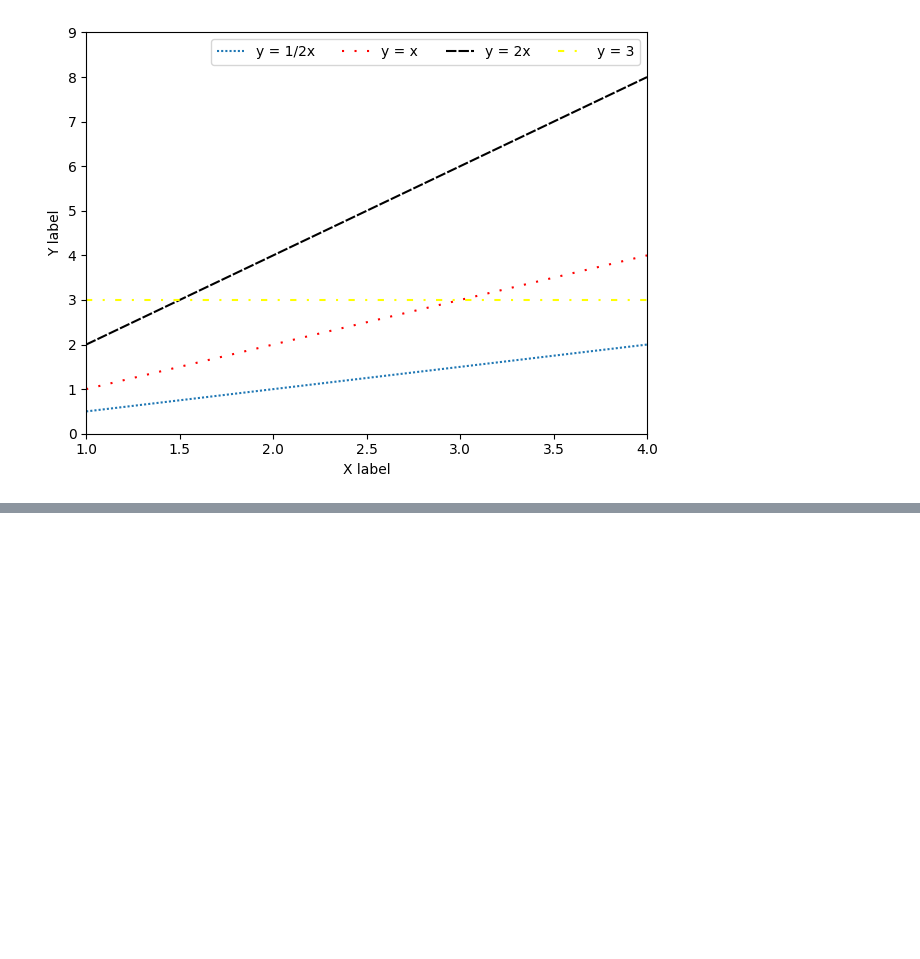
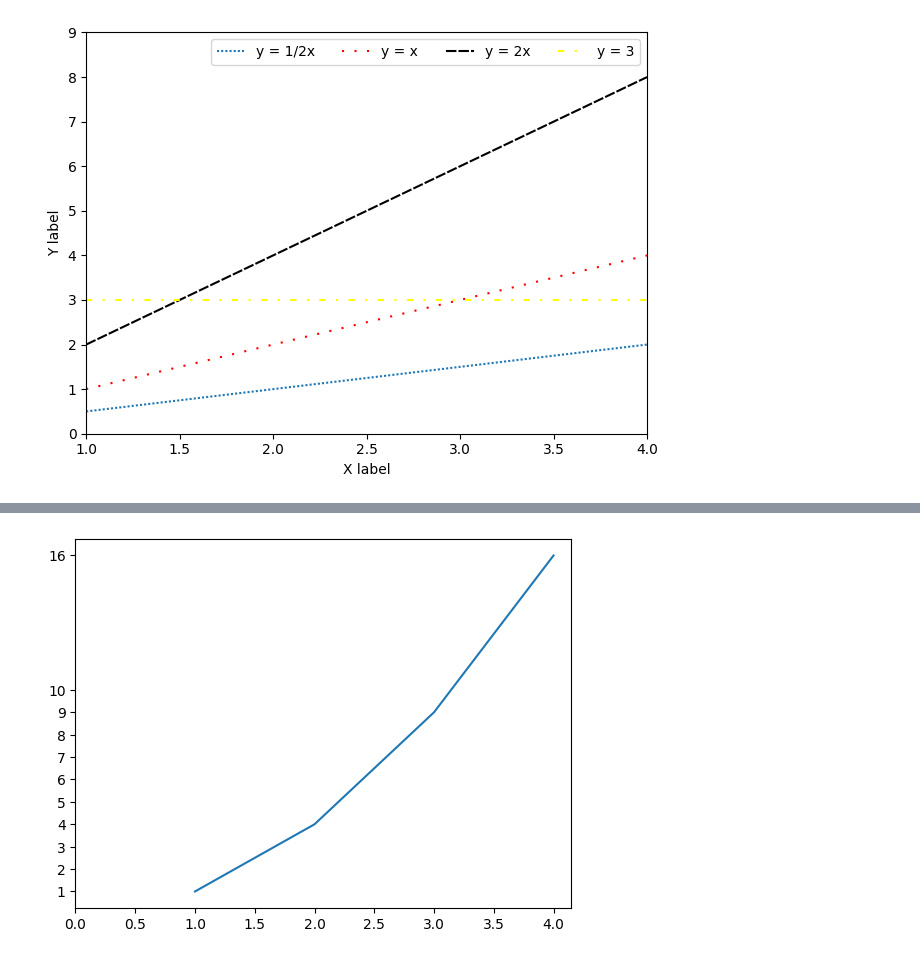
Before and after one commit to naro-naro/Colab, a Jupyter notebook: How to Use Python Libraries for Artificial Intelligence/Matplotlib_실습.ipynb, the cells around one changed output, grey strips where cells are left out. Cells and saved outputs as stored; diff of their text form; code cells hidden in the pictures; blank space fills up the shorter version.

```diff
--- a/How to Use Python Libraries for Artificial Intelligence/Matplotlib_실습.ipynb
+++ b/How to Use Python Libraries for Artificial Intelligence/Matplotlib_실습.ipynb
@@ -160,0 +224,7 @@ plt.show()
+# %%
+plt.plot([1,2,3,4], [1,4,9,16])
+plt.xticks([0, 0.5, 1, 1.5, 2, 2.5, 3, 3.5, 4])
+plt.yticks([1,2,3,4,5,6,7,8,9,10,16])
+plt.show()
+# %% [output]
+[figure, added]
```
Also changed, not shown: parts of 23 cells of this notebook.
